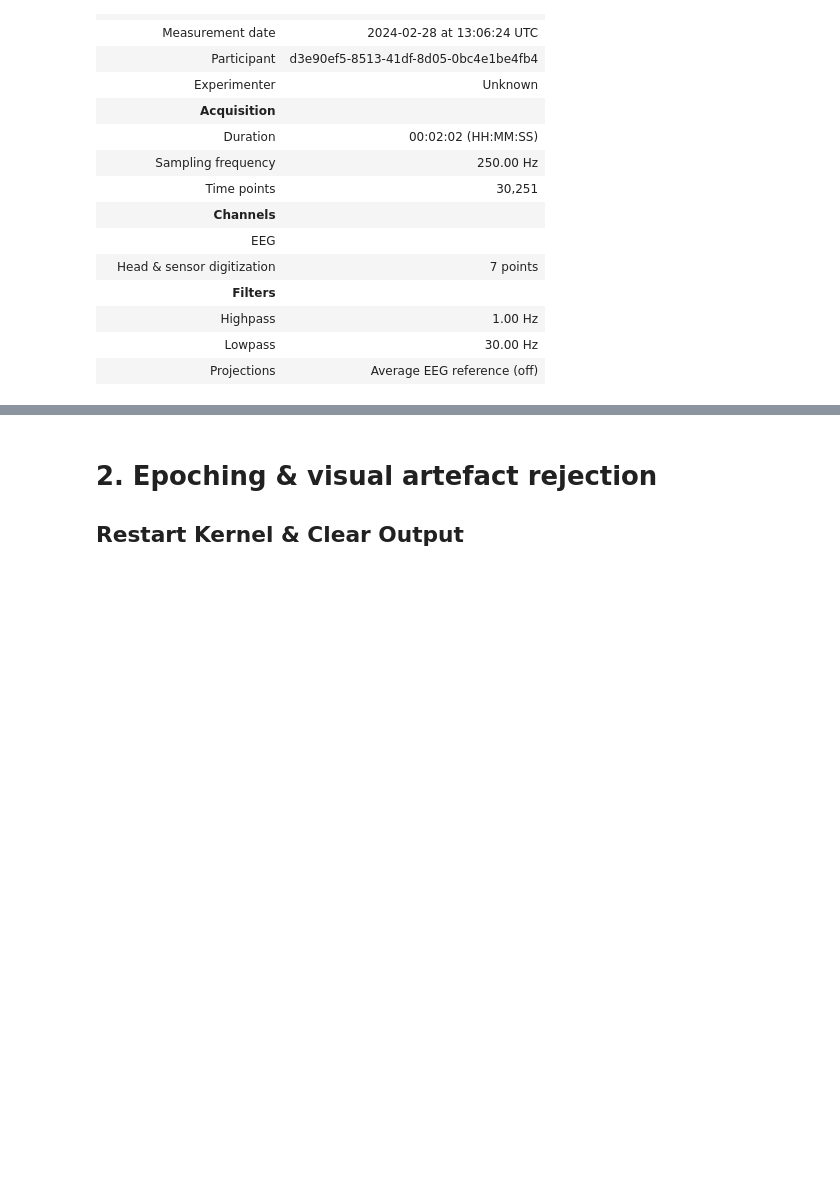
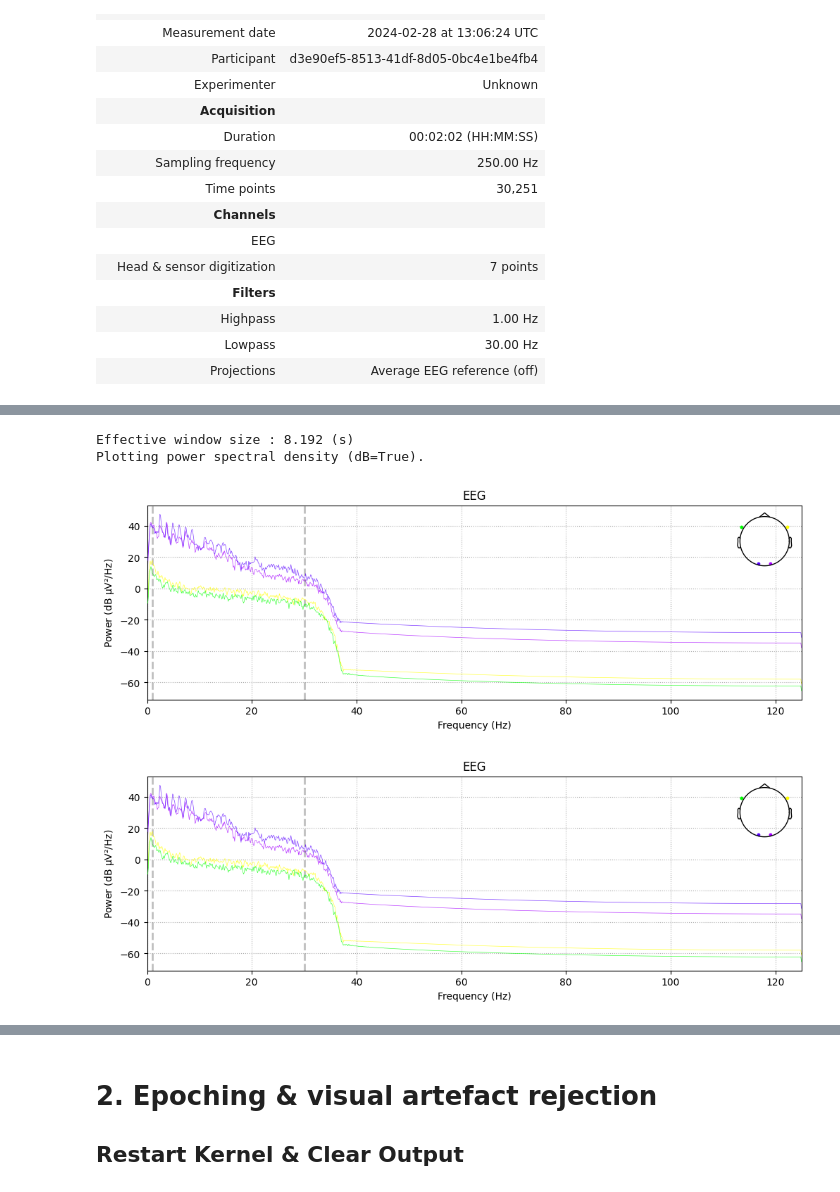
Before and after one commit to tanoManzo/EEG_2025, a Jupyter notebook: Preproc_raws_EEG_Dreem.ipynb, the cells around one changed output, grey strips where cells are left out. Drawn from its saved outputs; the diff is of its cells as text; code cells hidden in the pictures; blank space fills up the shorter version.

```diff
--- a/Preproc_raws_EEG_Dreem.ipynb
+++ b/Preproc_raws_EEG_Dreem.ipynb
@@ -310,0 +317,7 @@ Average reference projection was added, but has not been applied yet. Use the ap
+# %%
+raw_data.compute_psd().plot()
+# %% [output]
+Effective window size : 8.192 (s)
+Plotting power spectral density (dB=True).
+[figure, added]
+[figure, added]
```
Also changed, not shown: parts of 7 cells of this notebook.
